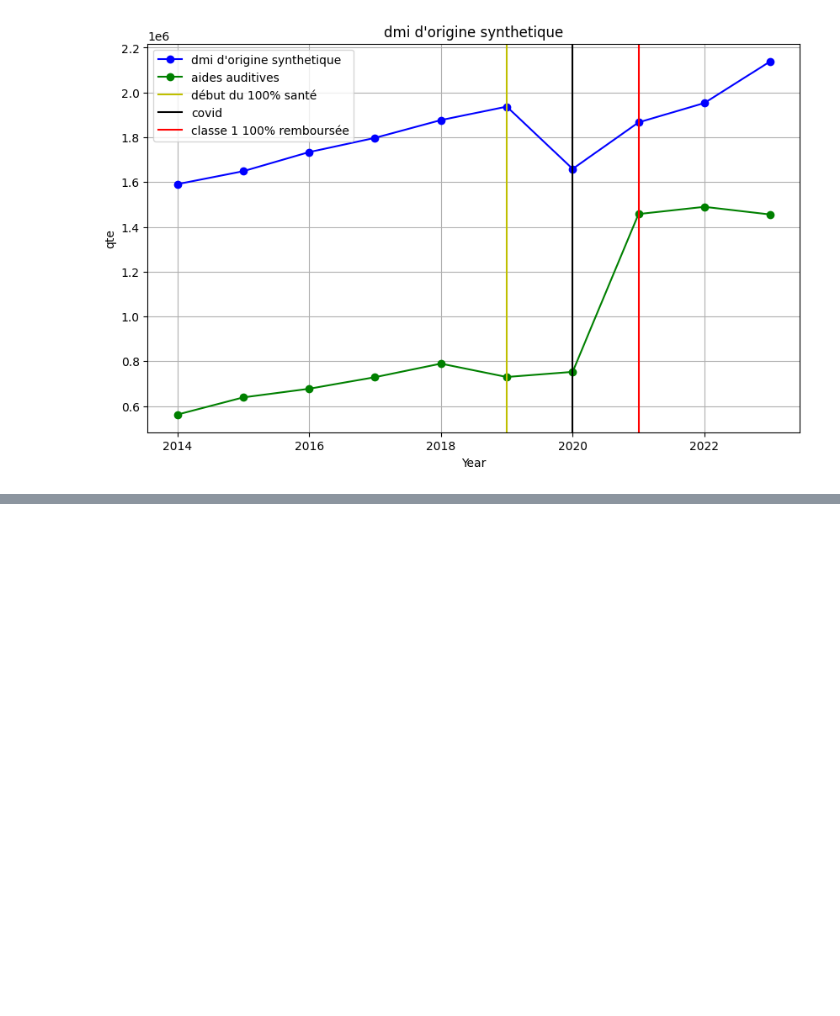
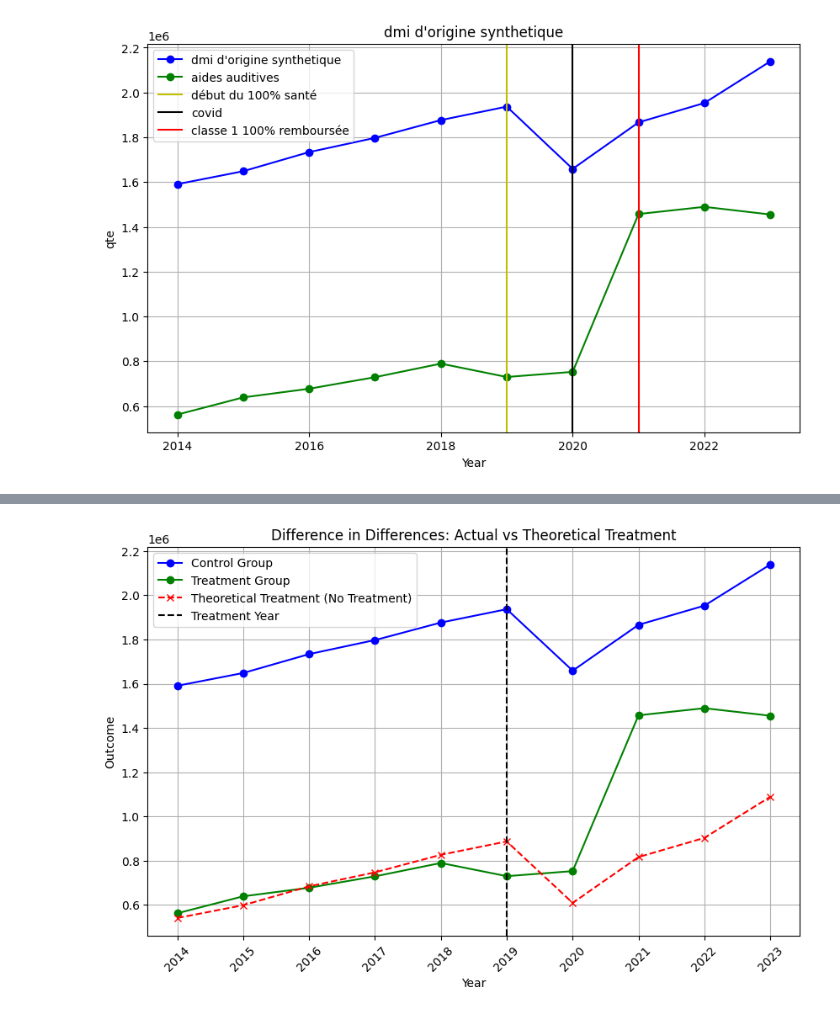
Before and after one commit to bparent11/analysingEffectOfHealthPlanInFrance, a Jupyter notebook: mean.ipynb, the cells around one changed output, grey strips where cells are left out. Saved outputs shown, nothing was run; the diff lists cells and outputs as text; code cells hidden in the pictures; blank space fills up the shorter version.

```diff
--- a/mean.ipynb
+++ b/mean.ipynb
@@ -585,0 +643,40 @@ plt.show()
+# %%
+# Plot outcomes over time
+plt.figure(figsize=(10, 6))
+
+# Plot the control group
+subset_control = df[df['group'] == 0]
+plt.plot(subset_control['year'], subset_control['outcome'], label='Control Group', marker='o', color='blue')
+
+# Plot the actual treatment group
+subset_treatment = df[df['group'] == 1]
+plt.plot(subset_treatment['year'], subset_treatment['outcome'], label='Treatment Group', marker='o', color='green')
+
+# Create a theoretical treatment group (projected without treatment effect)
+# Assuming the treatment group would have followed the same trend as the control group before the treatment year
+pre_treatment_control_avg = subset_control[subset_control['year'] < treatment_year]['outcome'].mean()
+pre_treatment_treatment_avg = subset_treatment[subset_treatment['year'] < treatment_year]['outcome'].mean()
+# Calculate the difference between control and treatment before treatment
+difference_pre_treatment = pre_treatment_treatment_avg - pre_treatment_control_avg
+
+# Now project the theoretical treatment outcome by adding this constant difference to control group outcome
+df_theoretical = subset_control.copy()
+df_theoretical['outcome'] = df_theoretical['outcome'] + difference_pre_treatment
+
+# Plot the theoretical treatment group
+plt.plot(df_theoretical['year'], df_theoretical['outcome'], label='Theoretical Treatment (No Treatment)',
+         linestyle='--', marker='x', color='red')
+
+# Highlight the treatment year with a vertical line
+plt.axvline(x=treatment_year, color='black', linestyle='--', label='Treatment Year')
+
+# Add labels, title, and legend
+plt.xticks(years, rotation=45)
+plt.xlabel('Year')
+plt.ylabel('Outcome')
+plt.title('Difference in Differences: Actual vs Theoretical Treatment')
+plt.legend()
+plt.grid(True)
+plt.show()
+# %% [output]
+[figure, added]
```
Also changed, not shown: parts of 1 cell of this notebook.
